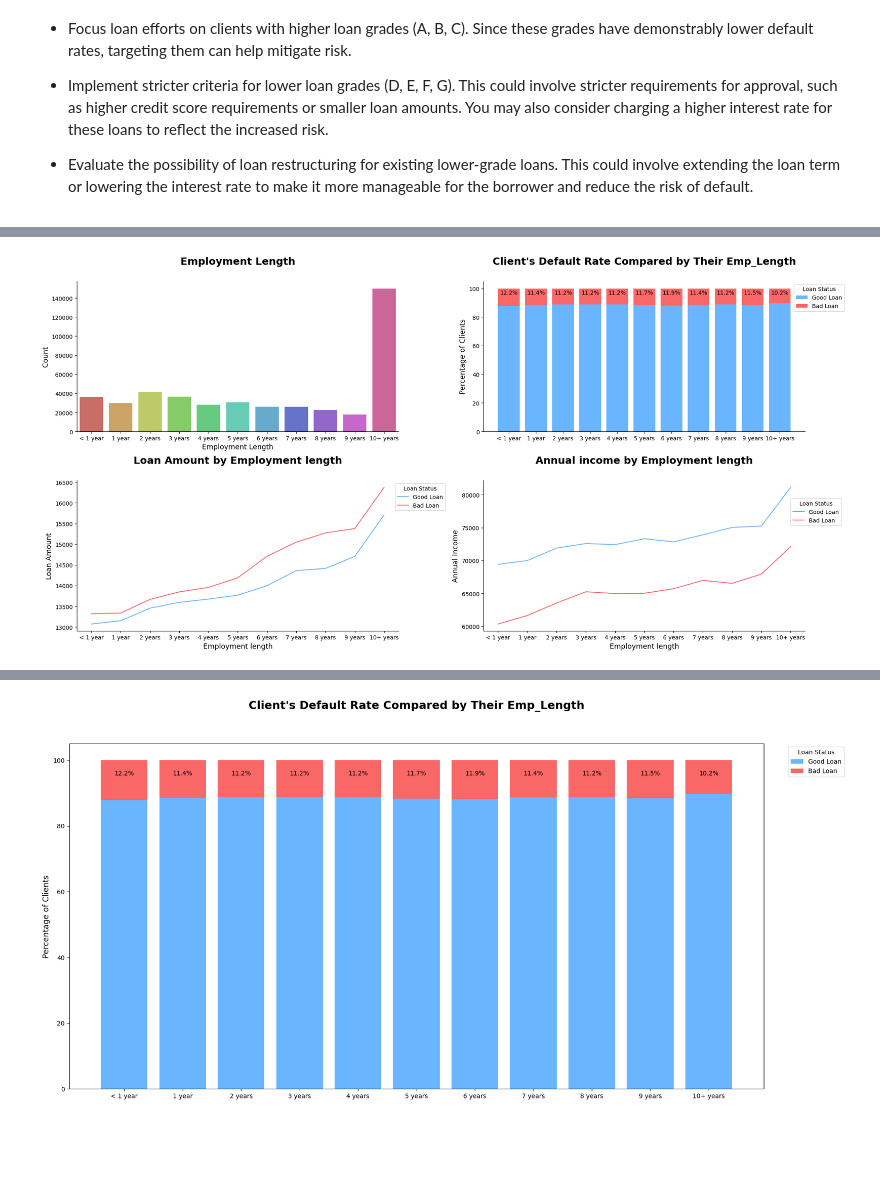
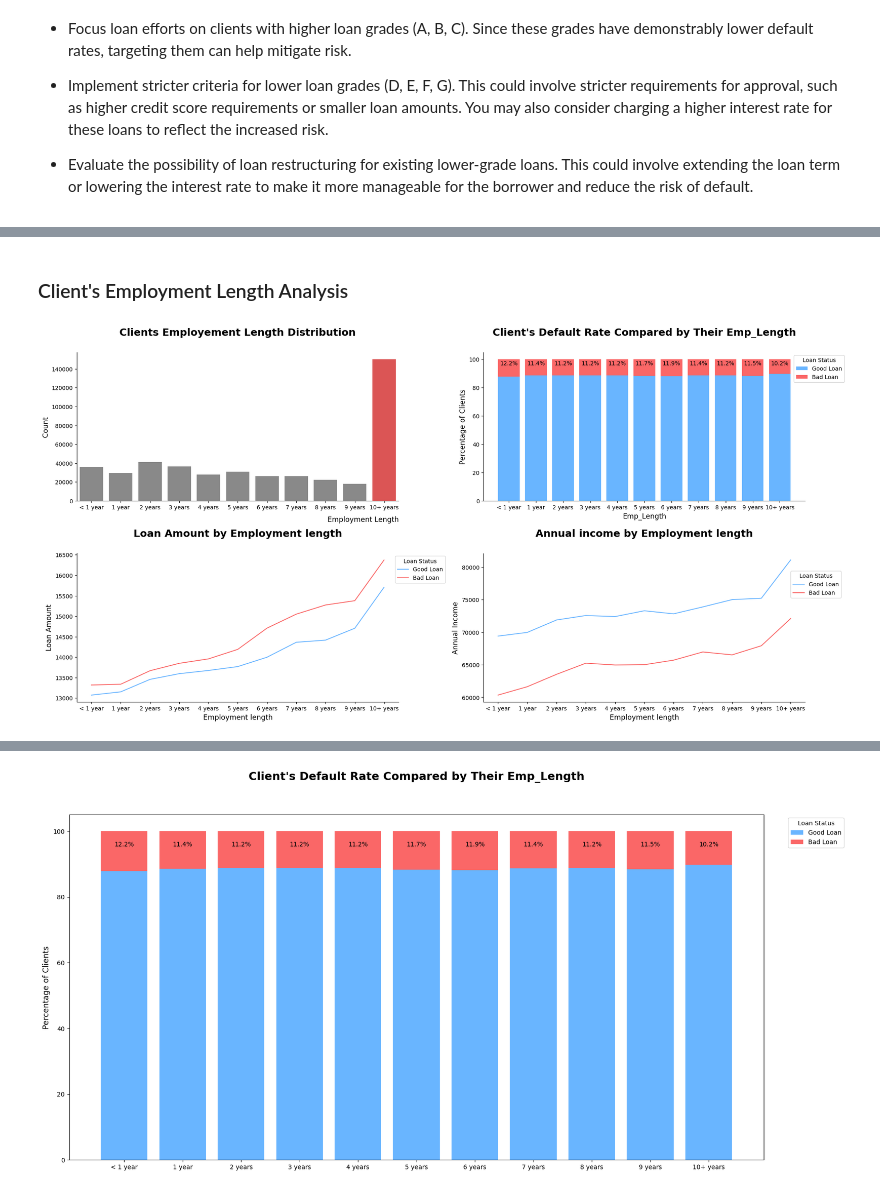
Before and after one commit to azaryasph/IDX-Partners-Project-Based-Internship-Prediction-Model, a Jupyter notebook: notebooks/Prediction Model.ipynb, the cells around one changed output, grey strips where cells are left out. Cells and saved outputs as stored; diff of their text form; code cells hidden in the pictures; blank space fills up the shorter version.

```diff
--- a/notebooks/Prediction Model.ipynb
+++ b/notebooks/Prediction Model.ipynb
@@ -424,6 +424,7 @@ def create_stacked_barchart(data, value_col, status_col, order, target_colors, b
 
     # Set the title and labels
     plt.title(f"Client's Default Rate Compared by Their {value_col.title()}", y=1.09, fontsize=18, fontweight='bold')
+    plt.xlabel(f'{value_col.title()}', fontsize=12.5)
     plt.ylabel('Percentage of Clients', fontsize=12.5)
 
     # Get current axes and make the top spine invisible
@@ -509,3 +481,5 @@ Name: count, dtype: int64
+# %% [markdown]
+### Client's Employment Length Analysis
 # %%
 # Set the figure size
 plt.figure(figsize=(20, 10))
@@ -518,35 +492,36 @@ dfloan['emp_length'] = pd.Categorical(dfloan['emp_length'], categories=length_or
 
 plt.subplot(2, 2, 1)
 order_emp = dfloan.emp_length.value_counts().index
-sns.countplot(x='emp_length', data=dfloan, order=length_order, palette='hls')
-plt.title('Employment Length', fontsize=18, fontweight='bold', y=1.09)
-plt.xlabel('Employment Length', fontsize=12.5)
+palette_length = ['#898989'] * 10 + ['#F13F3F']
+sns.countplot(x='emp_length', data=dfloan, order=length_order, palette=palette_length)
+plt.title('Clients Employement Length Distribution', fontsize=18, fontweight='bold', y=1.09)
+plt.xlabel('Employment Length', fontsize=12.5, loc='right', labelpad=10)
 plt.ylabel('Count', fontsize=12.5)
 
 
 plt.subplot(2, 2, 2)
 create_stacked_barchart(dfloan, 'emp_length', 'loan_status', length_order, target_colors, bbox_to_anchor=(1.13, 1))
 
 
 # Set the figure size
 plt.subplot(2, 2, 3)
 # Now you can plot without the 'order' argument
 sns.lineplot(x='emp_length', y='loan_amnt', data=dfloan, palette=['#69B5FF', '#FA6767'], ci=None, hue='loan_status')
 sns.despine()
 plt.title('Loan Amount by Employment length', fontsize=18, fontweight='bold', y=1.09)
 plt.xlabel('Employment length', fontsize=12.5)
 plt.ylabel('Loan Amount', fontsize=12.5)
 plt.legend(title='Loan Status', loc='upper left', bbox_to_anchor=(0.98, 1))
 
 
 plt.subplot(2, 2, 4)
 sns.lineplot(x='emp_length', y='annual_inc', data=dfloan, palette=['#69B5FF', '#FA6767'], ci=None, hue='loan_status')
 sns.despine()
 plt.title('Annual income by Employment length', fontsize=18, fontweight='bold', y=1.09)
 plt.xlabel('Employment length', fontsize=12.5)
 plt.ylabel('Annual Income', fontsize=12.5)
 plt.legend(title='Loan Status', loc='upper right', bbox_to_anchor=(1.12, 0.9))
 plt.tight_layout()
 plt.show()
 # %% [output]
-[figure, old version]
+[figure, new version]
```
Also changed, not shown: parts of 11 cells of this notebook.
